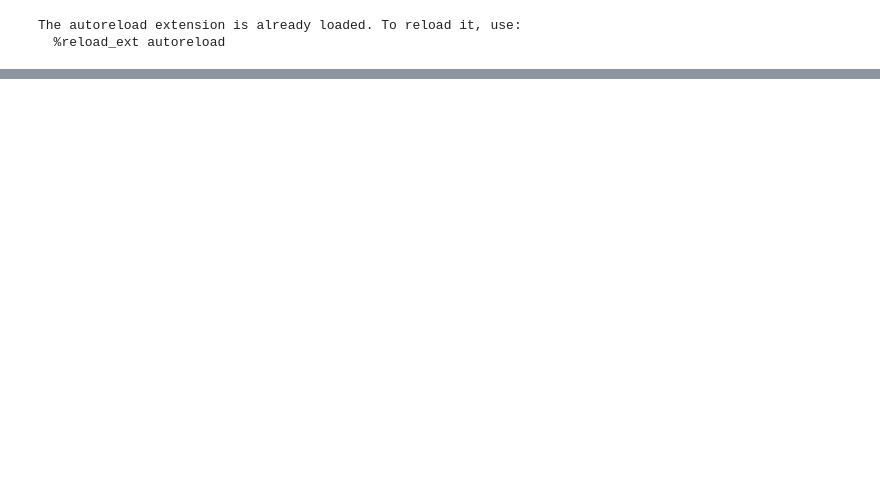
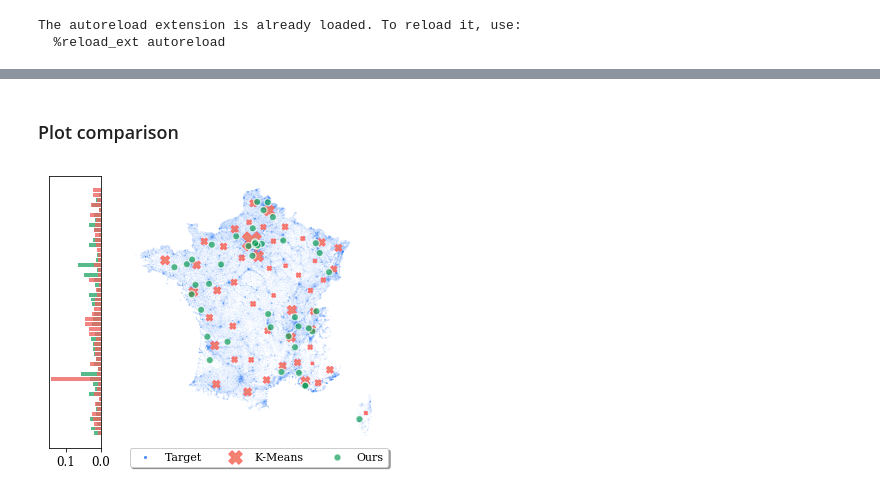
Before and after one commit to gallego-posada/gait, a Jupyter notebook: geography.ipynb, the cells around one changed output, grey strips where cells are left out. Saved outputs shown, nothing was run; the diff lists cells and outputs as text; code cells hidden in the pictures; blank space fills up the shorter version.

```diff
--- a/geography.ipynb
+++ b/geography.ipynb
@@ -360,0 +73,21 @@ plt.show();
+# %%
+for _ in range(3000):
+
+    [_.zero_grad() for _ in optims]
+
+    rix = np.random.choice(len(np_fix_mu), batch_size, p=np_fix_mu)
+    cX = tX[rix]
+    loss = D(cX, Y)
+
+    if _ % 100 == 0:
+        print("%d - %.4f" % (_, loss.item()))
+
+    loss.backward()
+    [_.step() for _ in optims]
+
+
+dists = utils.batch_pdist(Y, tX)
+pp = np.zeros((len(X), n))
+pp[range(len(X)), torch.argmin(dists, dim=0).data.numpy()] = 1
+pops = df.pop_2010.values[:, None] / df.pop_2010.values.sum()
+bb = (pp * pops).sum(0)
@@ -360,0 +112,28 @@ plt.show();
+# %% [markdown]
+### Plot comparison
+# %%
+from matplotlib import rcParams
+rcParams['font.family'] = 'serif'
+rcParams['font.sans-serif'] = ['Lucida Grande']
+rcParams['font.size'] = 12
+
+# Two subplots, unpack the axes array immediately
+f, (ax1, ax2) = plt.subplots(1, 2, figsize=(6, 5), gridspec_kw={'width_ratios': [1, 5]})
+
+ax1.barh(range(n), bb, color=(15/255,157/255,88/255), alpha=0.7, align='center')
+ax1.barh(range(n), aa, color=(238/255,100/255,98/255), alpha=0.8, align='center')
+ax1.invert_xaxis()
+ax1.invert_yaxis()
+ax1.set_yticks([])
+
+ax2.scatter(tX.data.numpy()[:, 0], tX.data.numpy()[:, 1], s=list(1000*fix_mu.data.squeeze().numpy()), label='Target', marker='.', facecolors=(66/255, 134/255, 244/255), alpha=0.9)
+ax2.scatter(kmeans.cluster_centers_[:, 0]/10, kmeans.cluster_centers_[:, 1]/50, s=2500*aa, label='K-Means', marker='X', alpha=0.9, edgecolors=(255/255,100/255,98/255), facecolors=(238/255,119/255,98/255), linewidths=0.99);
+ax2.scatter(Y.data.numpy()[:, 0], Y.data.numpy()[:, 1], s=list(2500*nu.data.squeeze().numpy()), label='Ours', marker='o', facecolors=(15/255,157/255,88/255), edgecolors="w", linewidths=1.2, alpha=0.7)
+plt.legend(loc='upper center', bbox_to_anchor=(0.52, 0.02), markerscale=None, fancybox=True, shadow=True, ncol=3, fontsize=11)
+ax2.axis('off')
+
+plt.subplots_adjust(wspace=0.15)
+
+#plt.savefig('france', dpi=300)
+# %% [output]
+[figure, added]
```
Also changed, not shown: parts of 36 cells of this notebook, 8 other files.
